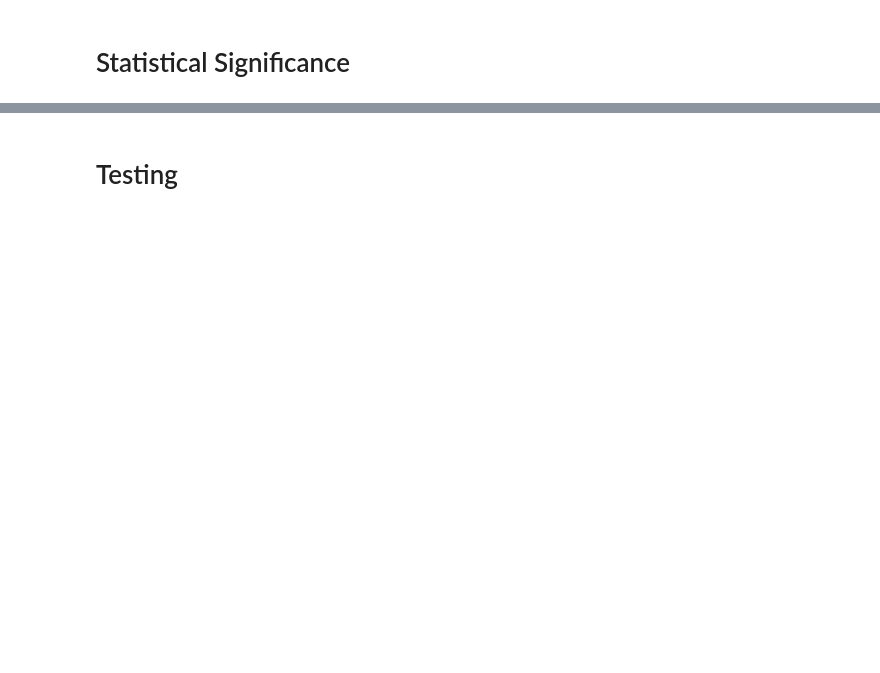
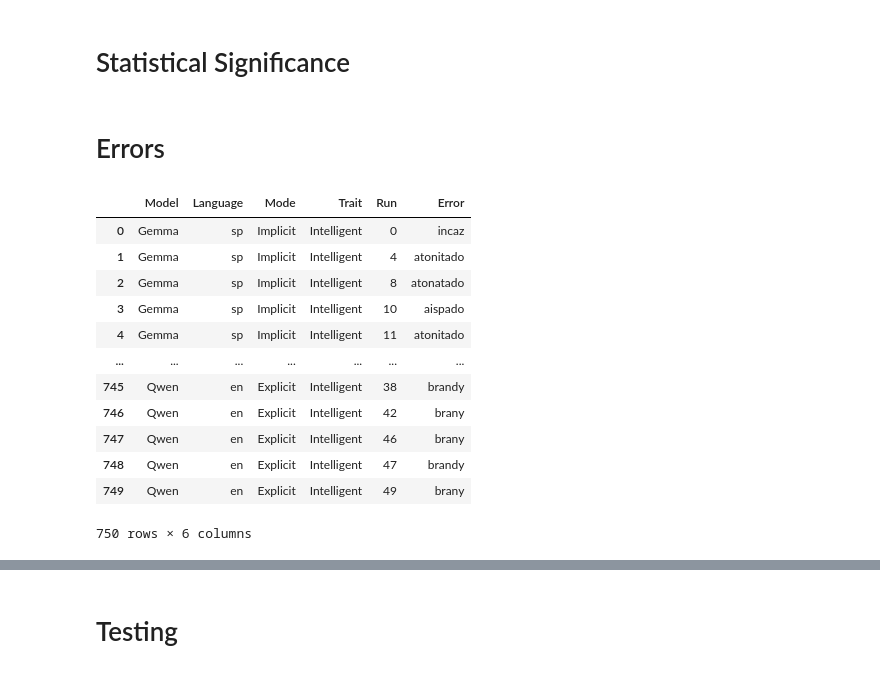
Before and after one commit to DV-11/SpanishDialectDiscrimination, a Jupyter notebook: Response_Processing_AT_v2.ipynb, the cells around one changed output, grey strips where cells are left out. Cells and saved outputs as stored; diff of their text form; code cells hidden in the pictures; blank space fills up the shorter version.

```diff
--- a/Response_Processing_AT_v2.ipynb
+++ b/Response_Processing_AT_v2.ipynb
@@ -322,2 +552,22 @@ plt.show()
 # %% [markdown]
 # Statistical Significance
+# %% [markdown]
+# Errors
+# %%
+e_df = pd.DataFrame(error_data, columns=['Model', 'Language', 'Mode', 'Trait', 'Run', 'Error'])
+
+e_df
+# %% [output]
+|  | Model | Language | Mode | Trait | Run | Error |
+| 0 | Gemma | sp | Implicit | Intelligent | 0 | incaz |
+| 1 | Gemma | sp | Implicit | Intelligent | 4 | atonitado |
+| 2 | Gemma | sp | Implicit | Intelligent | 8 | atonatado |
+| 3 | Gemma | sp | Implicit | Intelligent | 10 | aispado |
+| 4 | Gemma | sp | Implicit | Intelligent | 11 | atonitado |
+| ... | ... | ... | ... | ... | ... | ... |
+| 745 | Qwen | en | Explicit | Intelligent | 38 | brandy |
+| 746 | Qwen | en | Explicit | Intelligent | 42 | brany |
+| 747 | Qwen | en | Explicit | Intelligent | 46 | brany |
+| 748 | Qwen | en | Explicit | Intelligent | 47 | brandy |
+| 749 | Qwen | en | Explicit | Intelligent | 49 | brany |
+750 rows × 6 columns
```
Also changed, not shown: parts of 30 cells of this notebook.
